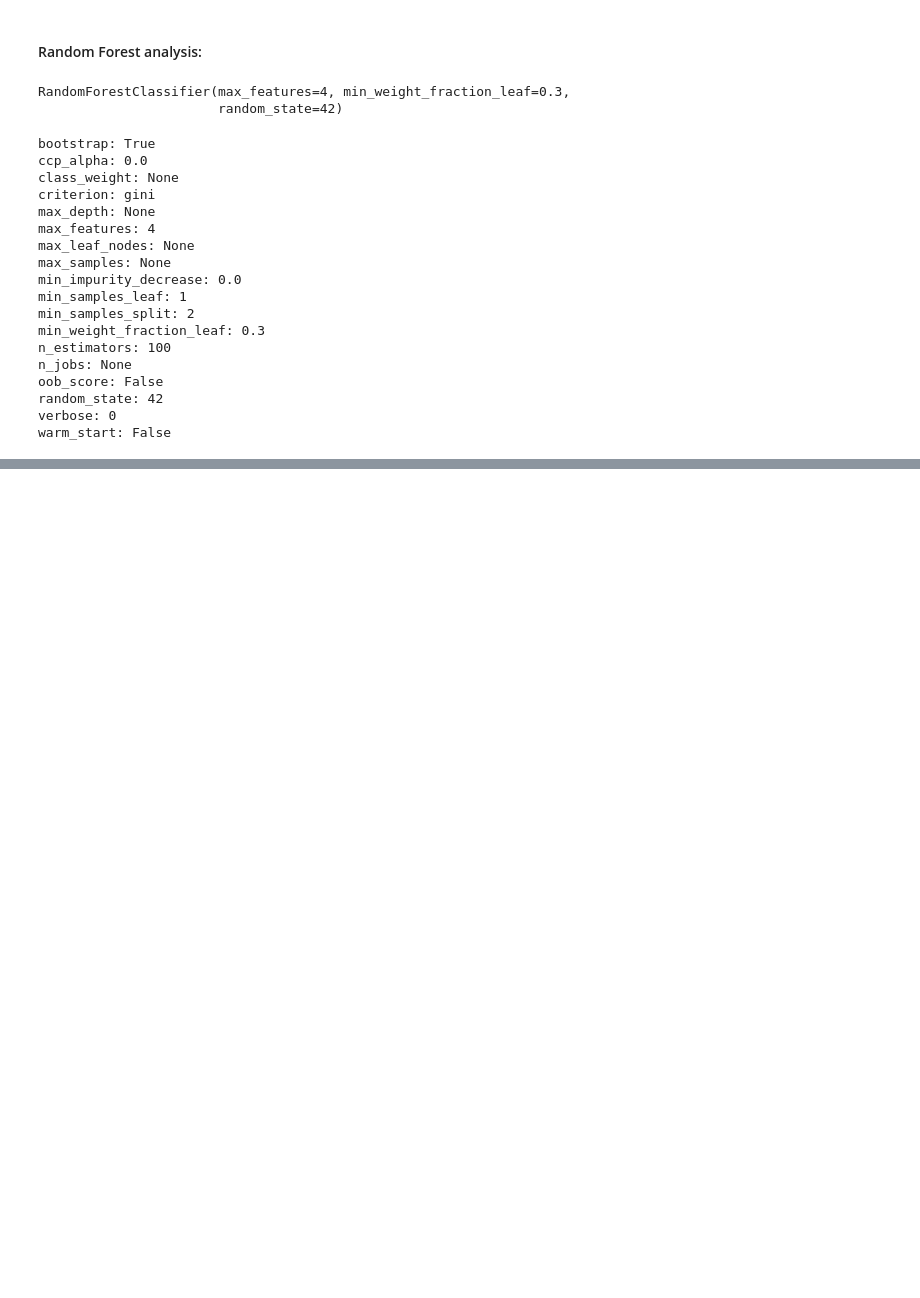
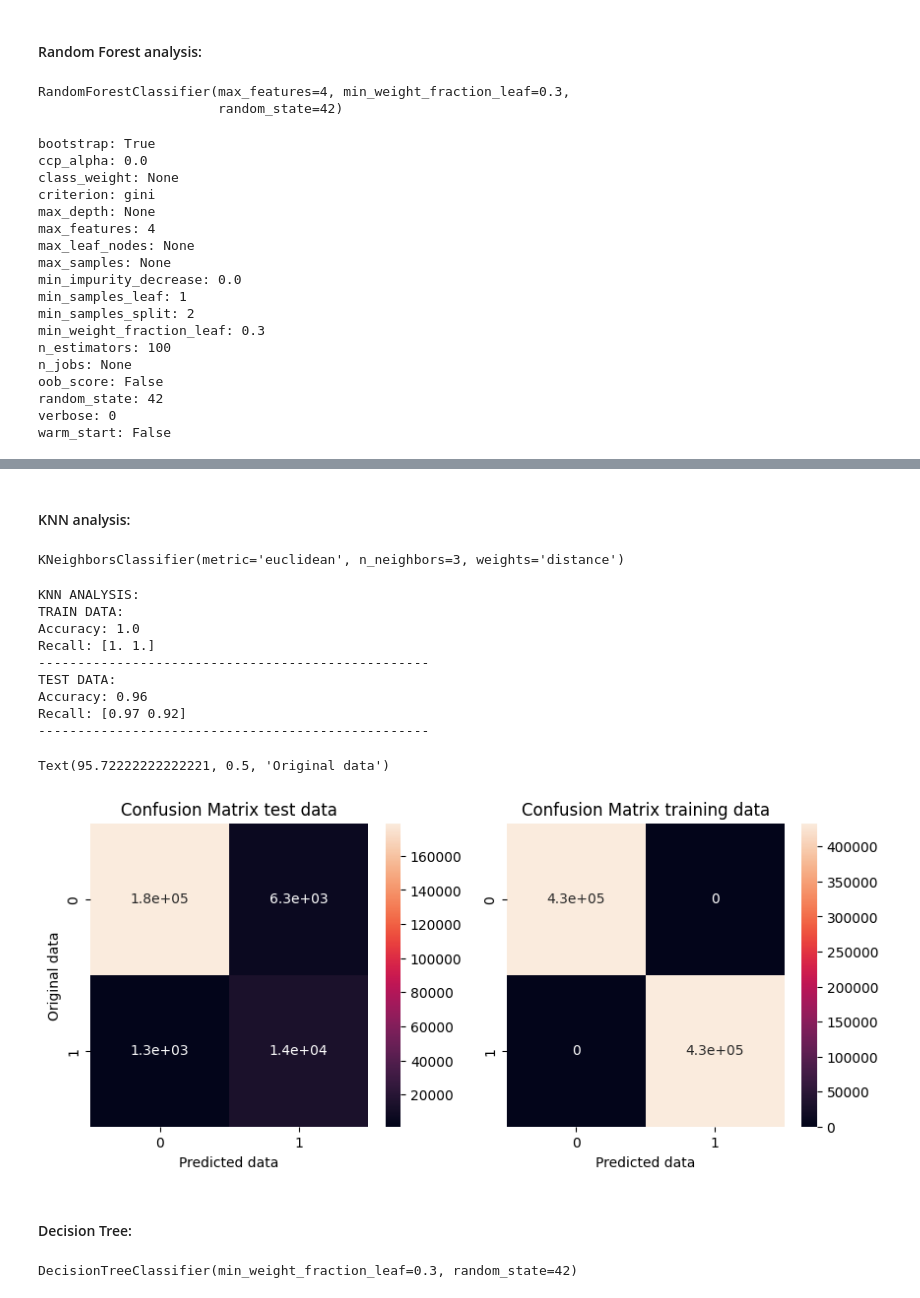
Before and after one commit to barbarattorres/ML-Frauddetection, a Jupyter notebook: GIU_DAY_03_eletric.ipynb, the cells around one changed output, grey strips where cells are left out. Drawn from its saved outputs; the diff is of its cells as text; code cells hidden in the pictures; blank space fills up the shorter version.

```diff
--- a/GIU_DAY_03_eletric.ipynb
+++ b/GIU_DAY_03_eletric.ipynb
@@ -88,8 +124,8 @@ X_train_smt, y_train_smt = smote.fit_resample(X_train_norm, y_train)
 #### Logistc Regression analysis:
 # %%
 #1# Training the model:
-log_mod = LogisticRegression(class_weight='balanced', penalty='l2', C=1.0, solver='liblinear', random_state=RSEED)
-log_mod.fit(X_train_smt, y_train_smt)
+lr_mod = LogisticRegression(class_weight='balanced', penalty='l2', C=1.0, solver='liblinear', random_state=RSEED)
+lr_mod.fit(X_train_smt, y_train_smt)
 # %% [output]
 LogisticRegression(class_weight='balanced', random_state=42, solver='liblinear')
 # %%
@@ -200,0 +237,59 @@ weighted avg       0.86      0.14      0.14    216305
+# %% [markdown]
+#### KNN analysis:
+# %%
+#1# Training module:
+
+knn = KNeighborsClassifier(n_neighbors=3, weights='distance', metric="euclidean")
+knn.fit(X_train_smt, y_train_smt)
+# %% [output]
+KNeighborsClassifier(metric='euclidean', n_neighbors=3, weights='distance')
+# %%
+y_pred_knn_train = knn.predict(X_train_smt)
+# %%
+y_pred_knn_test = knn.predict(X_test_norm)
+# %%
+print("KNN ANALYSIS:")
+# Print accuracy score for training data
+print("TRAIN DATA:")
+print("Accuracy:", accuracy_score(y_train_smt, y_pred_knn_train).round(2))
+print("Recall:", recall_score(y_train_smt, y_pred_knn_train, average=None).round(2))
+print("-----"*10)
+
+# Print accuracy score for test data
+print("TEST DATA:")
+print("Accuracy:", accuracy_score(y_test, y_pred_knn_test).round(2))
+print("Recall:", recall_score(y_test, y_pred_knn_test, average=None).round(2))
+print("-----"*10)
+
+# Print confusion matrix:
+matrix_name = y.unique()
+fig , ax = plt.subplots(nrows=1, ncols=2, figsize=(10,4))
+ax1,ax2 = ax
+ax1.set_title('Confusion Matrix test data')
+ax2.set_title('Confusion Matrix training data')
+sns.heatmap(confusion_matrix(y_test, y_pred_knn_test), xticklabels= matrix_name, yticklabels= matrix_name, annot=True, ax=ax1);
+sns.heatmap(confusion_matrix(y_train_smt, y_pred_knn_train), xticklabels= matrix_name, yticklabels= matrix_name, annot=True, ax=ax2);
+ax1.set_xlabel('Predicted data')
+ax2.set_xlabel('Predicted data')
+ax1.set_ylabel('Original data')
+# %% [output]
+KNN ANALYSIS:
+TRAIN DATA:
+Accuracy: 1.0
+Recall: [1. 1.]
+--------------------------------------------------
+TEST DATA:
+Accuracy: 0.96
+Recall: [0.97 0.92]
+--------------------------------------------------
+Text(95.72222222222221, 0.5, 'Original data')
+[figure, added]
+# %% [markdown]
+#### Decision Tree:
+# %%
+#1# Training the module:
+
+dt_mod = DecisionTreeClassifier(random_state=RSEED,min_weight_fraction_leaf=0.3)
+dt_mod.fit(X_train_smt, y_train_smt)
+# %% [output]
+DecisionTreeClassifier(min_weight_fraction_leaf=0.3, random_state=42)
```
Also changed, not shown: parts of 16 cells of this notebook, 4 other files.
